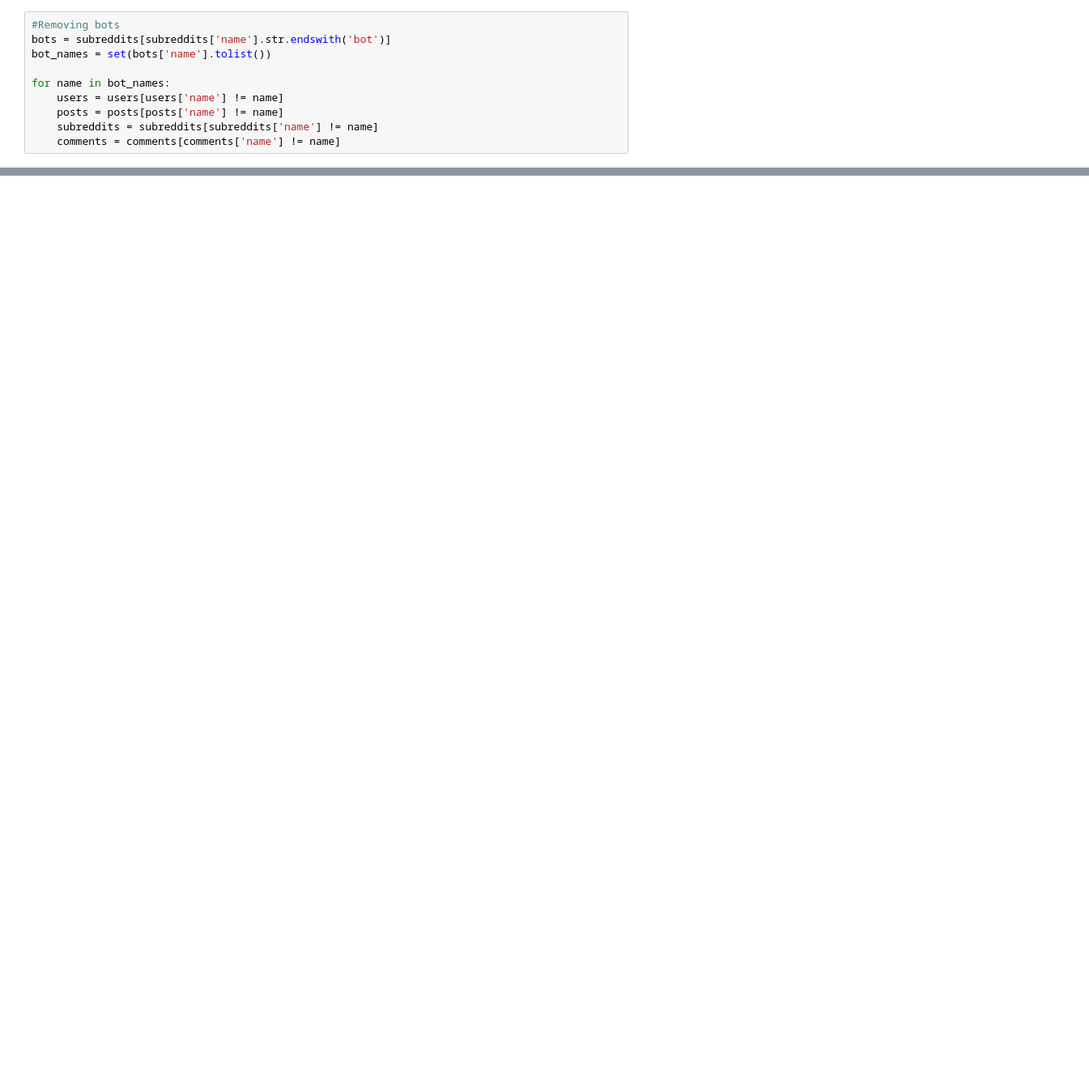
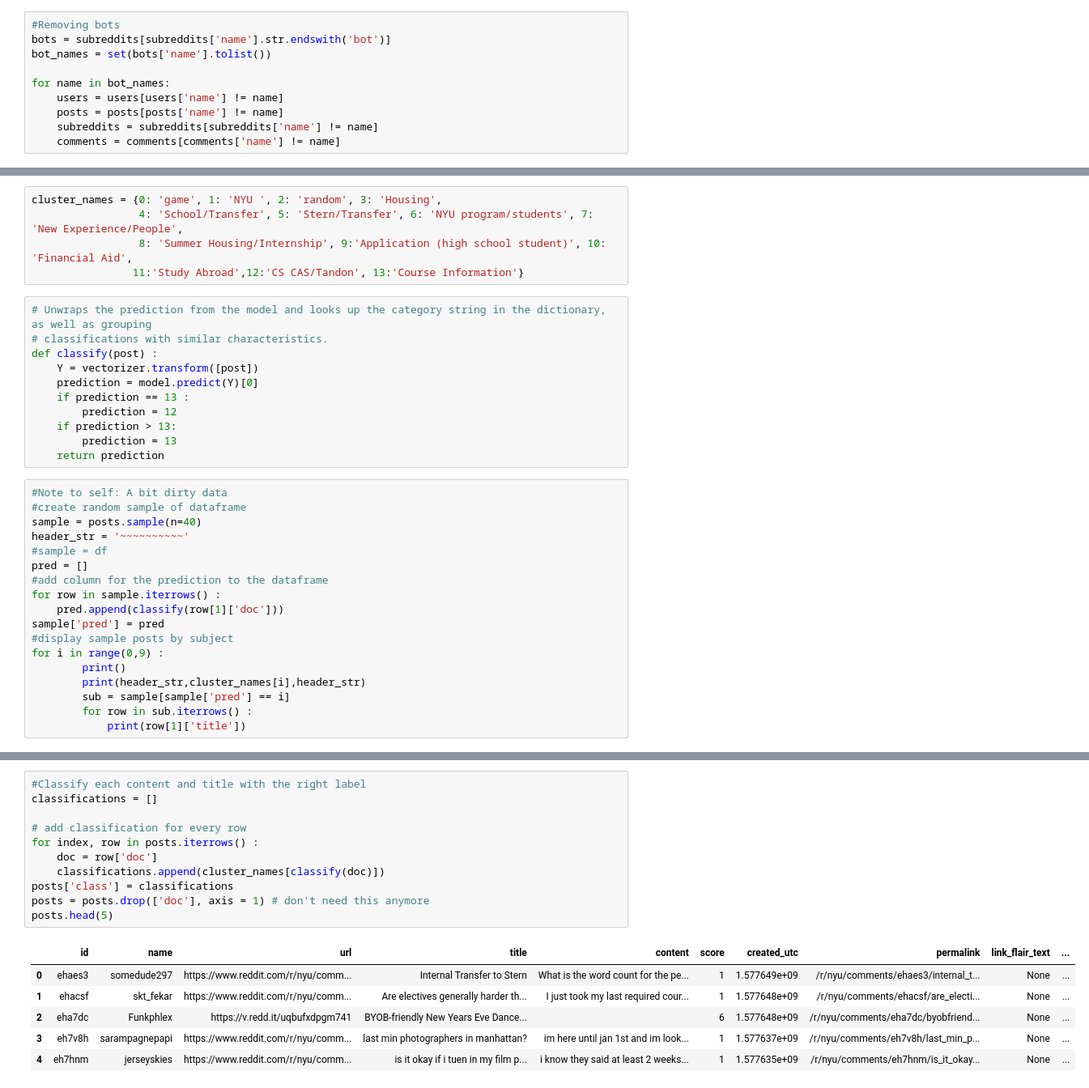
Before and after one commit to Kn99HN/R_NYU_Analysis, a Jupyter notebook: Analysis.ipynb, the cells around one changed output, grey strips where cells are left out. Shown: that part at 81% size. Saved outputs shown, nothing was run; the diff lists cells and outputs as text; blank space fills up the shorter version.

```diff
--- a/Analysis.ipynb
+++ b/Analysis.ipynb
@@ -56,0 +252,34 @@ for name in bot_names:
+# %%
+cluster_names = {0: 'game', 1: 'NYU ', 2: 'random', 3: 'Housing',
+                 4: 'School/Transfer', 5: 'Stern/Transfer', 6: 'NYU program/students', 7: 'New Experience/People',
+                 8: 'Summer Housing/Internship', 9:'Application (high school student)', 10: 'Financial Aid',
+                11:'Study Abroad',12:'CS CAS/Tandon', 13:'Course Information'}
+# %%
+# Unwraps the prediction from the model and looks up the category string in the dictionary, as well as grouping
+# classifications with similar characteristics.
+def classify(post) :
+    Y = vectorizer.transform([post])
+    prediction = model.predict(Y)[0]
+    if prediction == 13 :
+        prediction = 12
+    if prediction > 13:
+        prediction = 13
+    return prediction
+# %%
+#Note to self: A bit dirty data
+#create random sample of dataframe
+sample = posts.sample(n=40)
+header_str = '~~~~~~~~~~'
+#sample = df
+pred = []
+#add column for the prediction to the dataframe
+for row in sample.iterrows() :
+    pred.append(classify(row[1]['doc']))
+sample['pred'] = pred
+#display sample posts by subject
+for i in range(0,9) :
+        print()
+        print(header_str,cluster_names[i],header_str)
+        sub = sample[sample['pred'] == i]
+        for row in sub.iterrows() :
+            print(row[1]['title'])
@@ -56,0 +304,18 @@ for name in bot_names:
+# %%
+#Classify each content and title with the right label
+classifications = []
+
+# add classification for every row
+for index, row in posts.iterrows() :
+    doc = row['doc']
+    classifications.append(cluster_names[classify(doc)])
+posts['class'] = classifications
+posts = posts.drop(['doc'], axis = 1) # don't need this anymore
+posts.head(5)
+# %% [output]
+|  | id | name | url | title | content | score | created_utc | permalink | link_flair_text | ... |
+| 0 | ehaes3 | somedude297 | https://www.reddit.com/r/nyu/comm... | Internal Transfer to Stern | What is the word count for the pe... | 1 | 1.577649e+09 | /r/nyu/comments/ehaes3/internal_t... | None | ... |
+| 1 | ehacsf | skt_fekar | https://www.reddit.com/r/nyu/comm... | Are electives generally harder th... | I just took my last required cour... | 1 | 1.577648e+09 | /r/nyu/comments/ehacsf/are_electi... | None | ... |
+| 2 | eha7dc | Funkphlex | https://v.redd.it/uqbufxdpgm741 | BYOB-friendly New Years Eve Dance... |  | 6 | 1.577648e+09 | /r/nyu/comments/eha7dc/byobfriend... | None | ... |
+| 3 | eh7v8h | sarampagnepapi | https://www.reddit.com/r/nyu/comm... | last min photographers in manhattan? | im here until jan 1st and im look... | 1 | 1.577637e+09 | /r/nyu/comments/eh7v8h/last_min_p... | None | ... |
+| 4 | eh7hnm | jerseyskies | https://www.reddit.com/r/nyu/comm... | is it okay if i tuen in my film p... | i know they said at least 2 weeks... | 1 | 1.577635e+09 | /r/nyu/comments/eh7hnm/is_it_okay... | None | ... |
```
Also changed, not shown: parts of 29 cells of this notebook, 1 other file.
